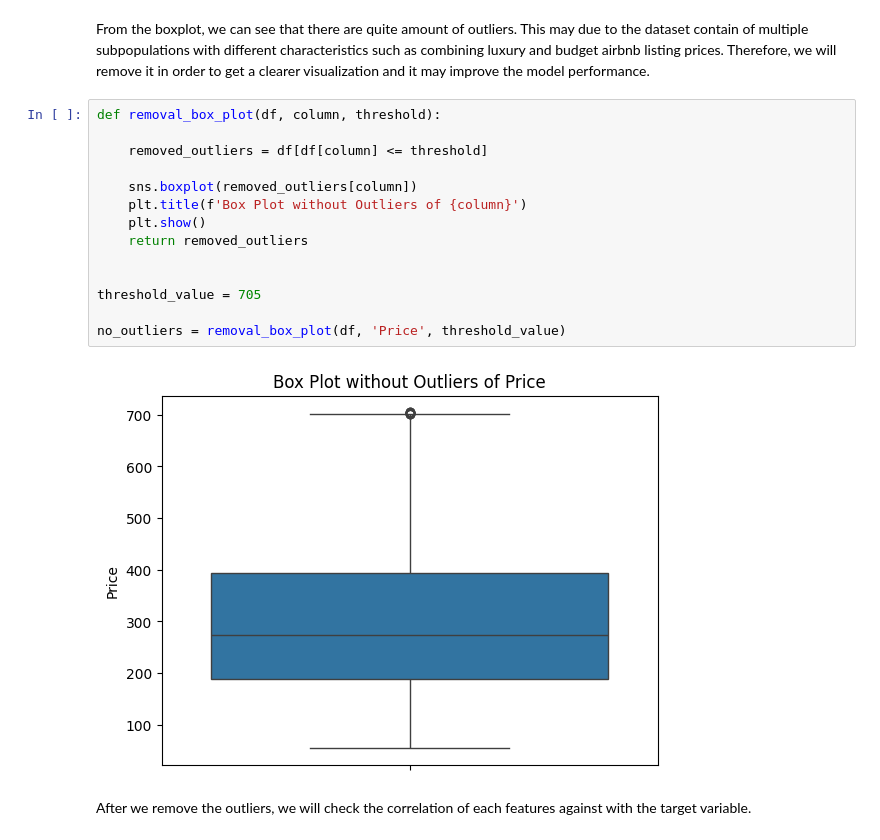
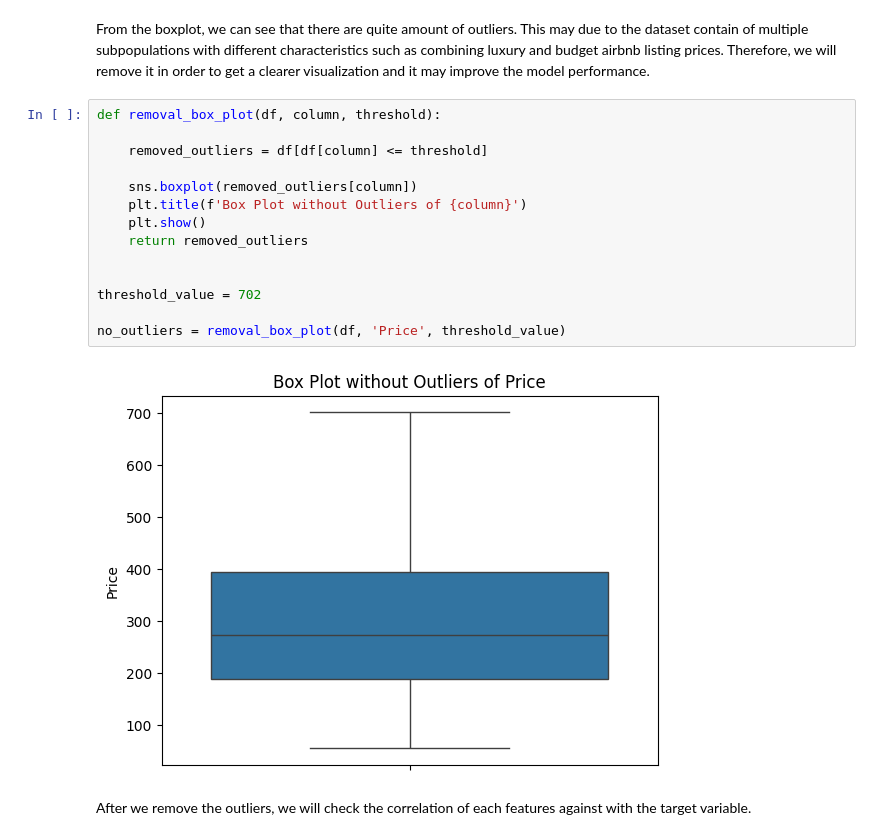
Before and after one commit to taychangjing/data-analysis-exploratory-projects, a Jupyter notebook: airbnb_price_pred/Untitled.ipynb, the cells around one changed output. Drawn from its saved outputs; the diff is of its cells as text.

```diff
--- a/airbnb_price_pred/Untitled.ipynb
+++ b/airbnb_price_pred/Untitled.ipynb
@@ -87,19 +88,19 @@ From the boxplot, we can see that there are quite amount of outliers. This may d
 # %%
 def removal_box_plot(df, column, threshold):
 
     removed_outliers = df[df[column] <= threshold]
 
     sns.boxplot(removed_outliers[column])
     plt.title(f'Box Plot without Outliers of {column}')
     plt.show()
     return removed_outliers
 
 
-threshold_value = 705
+threshold_value = 702
 
 no_outliers = removal_box_plot(df, 'Price', threshold_value)
 # %% [output]
-[figure, old version]
+[figure, new version]
 # %% [markdown]
 After we remove the outliers, we will check the correlation of each features against with the target variable.
 # %%
```
Also changed, not shown: parts of 9 cells of this notebook, 4 other files.
